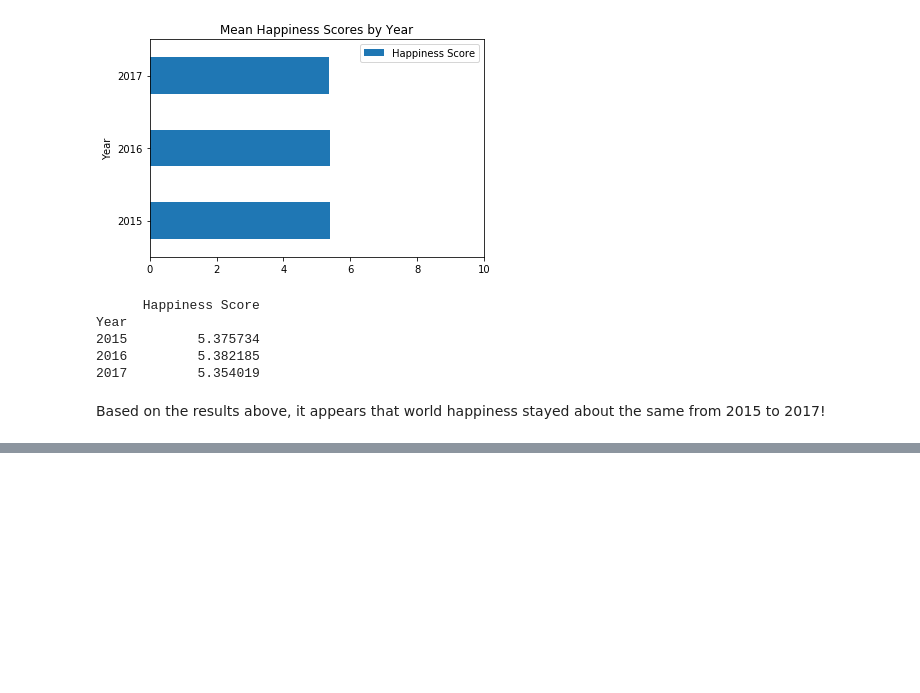
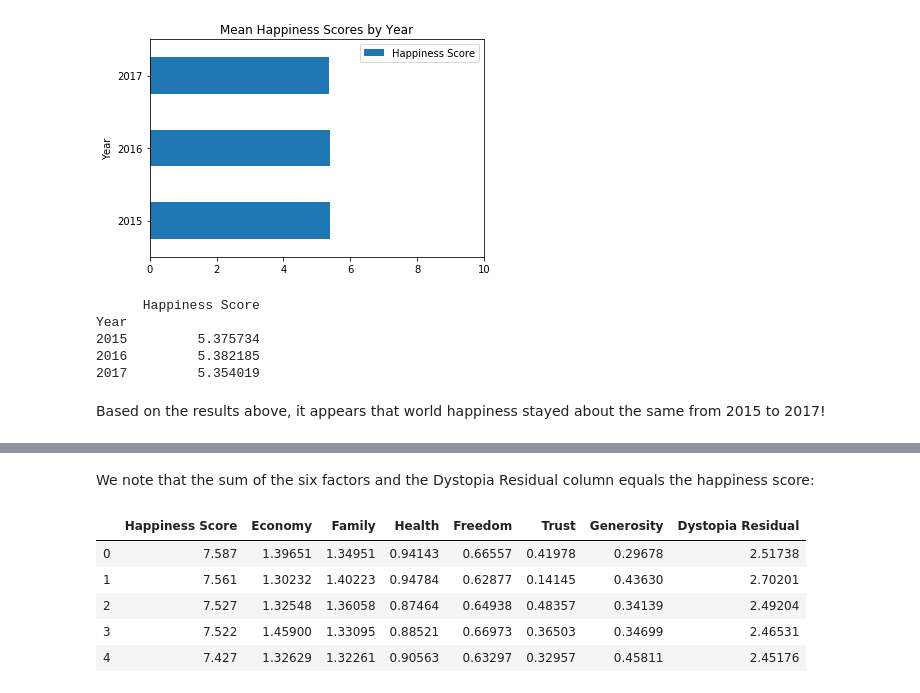
Before and after one commit to srinivasanprashant/World-Happiness-Report, a Jupyter notebook: data-analysis.ipynb, the cells around one changed output, grey strips where cells are left out. Drawn from its saved outputs; the diff is of its cells as text; code cells hidden in the pictures; blank space fills up the shorter version.

```diff
--- a/data-analysis.ipynb
+++ b/data-analysis.ipynb
@@ -115,0 +135,12 @@ Based on the results above, it appears that world happiness stayed about the sam
+# %% [markdown]
+We note that the sum of the six factors and the Dystopia Residual column equals the happiness score:
+# %%
+# Print out a few rows of the colums
+(happiness2015[['Happiness Score','Economy', 'Family', 'Health', 'Freedom', 'Trust', 'Generosity', 'Dystopia Residual']].head())
+# %% [output]
+|  | Happiness Score | Economy | Family | Health | Freedom | Trust | Generosity | Dystopia Residual |
+| 0 | 7.587 | 1.39651 | 1.34951 | 0.94143 | 0.66557 | 0.41978 | 0.29678 | 2.51738 |
+| 1 | 7.561 | 1.30232 | 1.40223 | 0.94784 | 0.62877 | 0.14145 | 0.43630 | 2.70201 |
+| 2 | 7.527 | 1.32548 | 1.36058 | 0.87464 | 0.64938 | 0.48357 | 0.34139 | 2.49204 |
+| 3 | 7.522 | 1.45900 | 1.33095 | 0.88521 | 0.66973 | 0.36503 | 0.34699 | 2.46531 |
+| 4 | 7.427 | 1.32629 | 1.32261 | 0.90563 | 0.63297 | 0.32957 | 0.45811 | 2.45176 |
```
Also changed, not shown: parts of 14 cells of this notebook.
